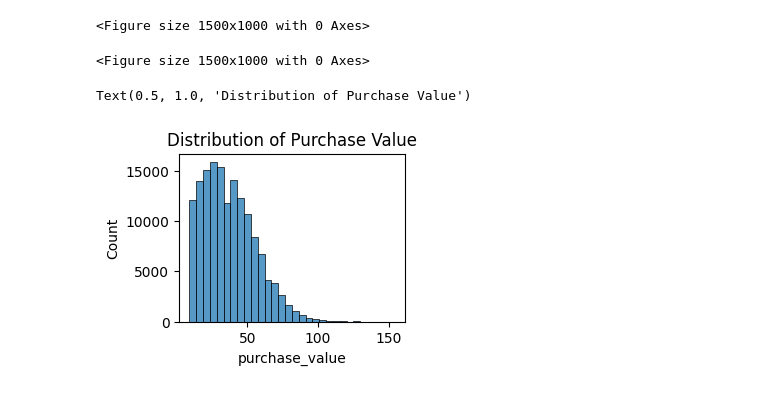
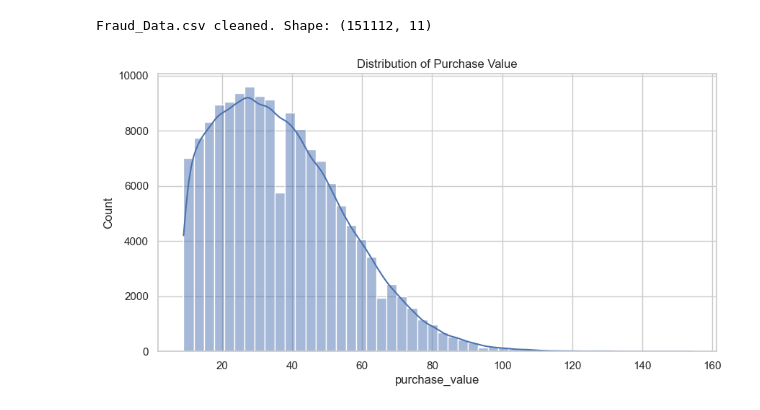
Before and after one commit to b-isry/Adey-fraud-detection, a Jupyter notebook: notebooks/eda-1.ipynb, the cells around one changed output. Saved outputs shown, nothing was run; the diff lists cells and outputs as text; code cells hidden in the pictures.

Commit message:
update the analysis

```diff
--- a/notebooks/eda-1.ipynb
+++ b/notebooks/eda-1.ipynb
@@ -10,4 +11,6 @@ from preprocess import load_data, handle_missing_values, clean_data, merge_datas
+# %%
+sns.set(style="whitegrid")
 # %%
-fraud_path = '../data/Fraud_Data.csv'
-ip_path = '../data/IpAddress_to_Country.csv'
-fraud_df, ip_df = load_data(fraud_path, ip_path)
+fraud_data_path = '../data/Fraud_Data.csv'
+ip_country_path = '../data/IpAddress_to_Country.csv'
+credit_card_path = '../data/creditcard.csv'
@@ -43,14 +17,17 @@ dtype: int64
-# %%
-# Univariate Analysis
-plt.figure(figsize=(15, 10))
-# %% [output]
-<Figure size 1500x1000 with 0 Axes>
-<Figure size 1500x1000 with 0 Axes>
+# %%
+fraud_df = preprocess.load_data(fraud_data_path)
+ip_country_df = preprocess.load_data(ip_country_path)
+credit_df = preprocess.load_data(credit_card_path)
+# %%
+fraud_df = preprocess.clean_fraud_data(fraud_df)
+print("Fraud_Data.csv cleaned. Shape:", fraud_df.shape)
+# %% [output]
+Fraud_Data.csv cleaned. Shape: (151112, 11)
 # %%
-# Purchase Value
-plt.subplot(2, 2, 1)
-sns.histplot(fraud_df['purchase_value'], bins=30)
+# Univariate Analysis
+plt.figure(figsize=(10, 5))
+sns.histplot(fraud_df['purchase_value'], bins=50, kde=True)
 plt.title('Distribution of Purchase Value')
+plt.show()
 # %% [output]
-Text(0.5, 1.0, 'Distribution of Purchase Value')
-[figure, old version]
+[figure, new version]
```
Also changed, not shown: parts of 19 cells of this notebook, 1 other file.
